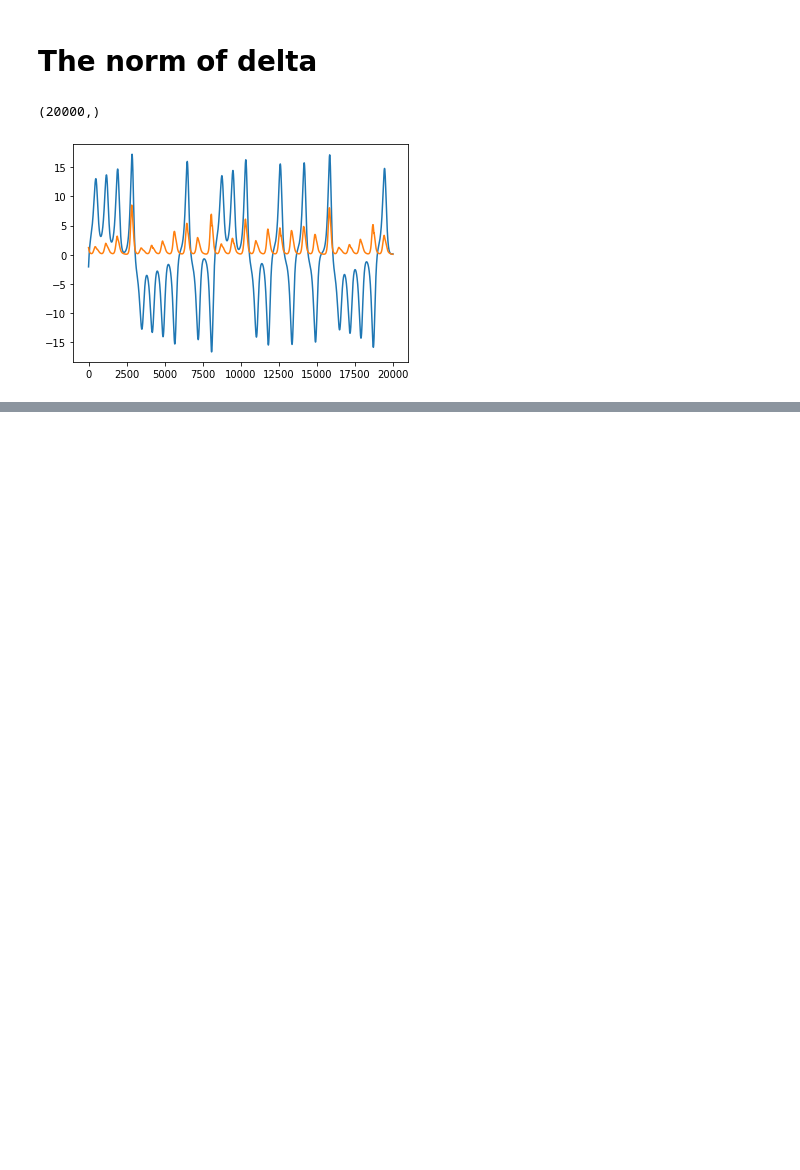
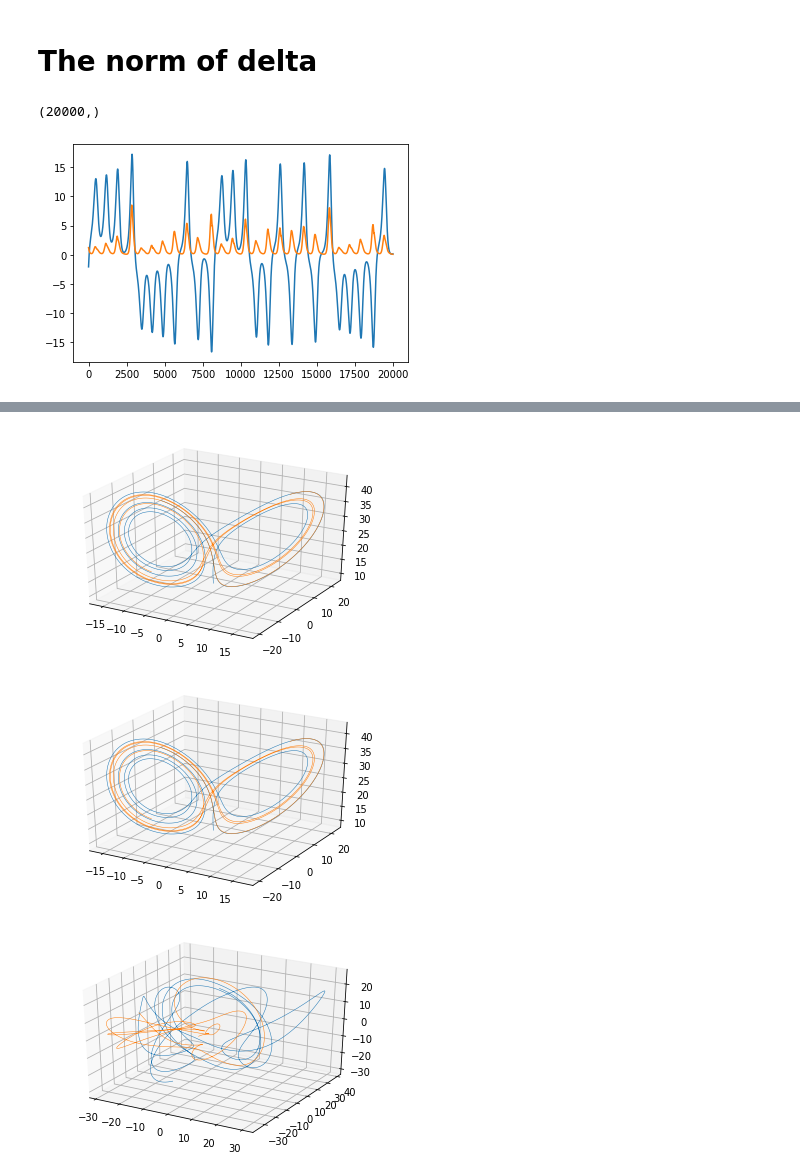
Before and after one commit to calladogt/Deep-learning-to-the-modeling-of-chaotic-dynamics-systems, a Jupyter notebook: Simulators/lorentz-simulator/lorenz-simulation.ipynb, the cells around one changed output, grey strips where cells are left out. Drawn from its saved outputs; the diff is of its cells as text; code cells hidden in the pictures; blank space fills up the shorter version.

```diff
--- a/Simulators/lorentz-simulator/lorenz-simulation.ipynb
+++ b/Simulators/lorentz-simulator/lorenz-simulation.ipynb
@@ -93,0 +112,33 @@ plt.show()
+# %%
+x, y, z = res[95000:, 0], res[95000:, 1], res[95000:, 2]
+plt.gca(projection='3d')
+plt.plot(x, y, z, lw=0.5)
+x2, y2, z2 = res2[95000:, 0], res2[95000:, 1], res2[95000:, 2]
+plt.gca(projection='3d')
+plt.plot(x2, y2, z2, lw=0.5)
+
+plt.show()
+
+
+x, y, z = res[95000:, 0], res[95000:, 1], res[95000:, 2]
+plt.gca(projection='3d')
+plt.plot(x, y, z, lw=0.5)
+
+x3, y3, z3 = res3[95000:, 0], res3[95000:, 1], res3[95000:, 2]
+plt.gca(projection='3d')
+plt.plot(x2, y2, z2, lw=0.5)
+
+plt.show()
+
+
+plt.gca(projection='3d')
+plt.plot(x-x2, y-y2, z-z2, lw=0.5)
+
+plt.gca(projection='3d')
+plt.plot(x-x3, y-y3, z-z3, lw=0.5)
+
+plt.show()
+# %% [output]
+[figure, added]
+[figure, added]
+[figure, added]
```
Also changed, not shown: parts of 6 cells of this notebook, 1 other file.
